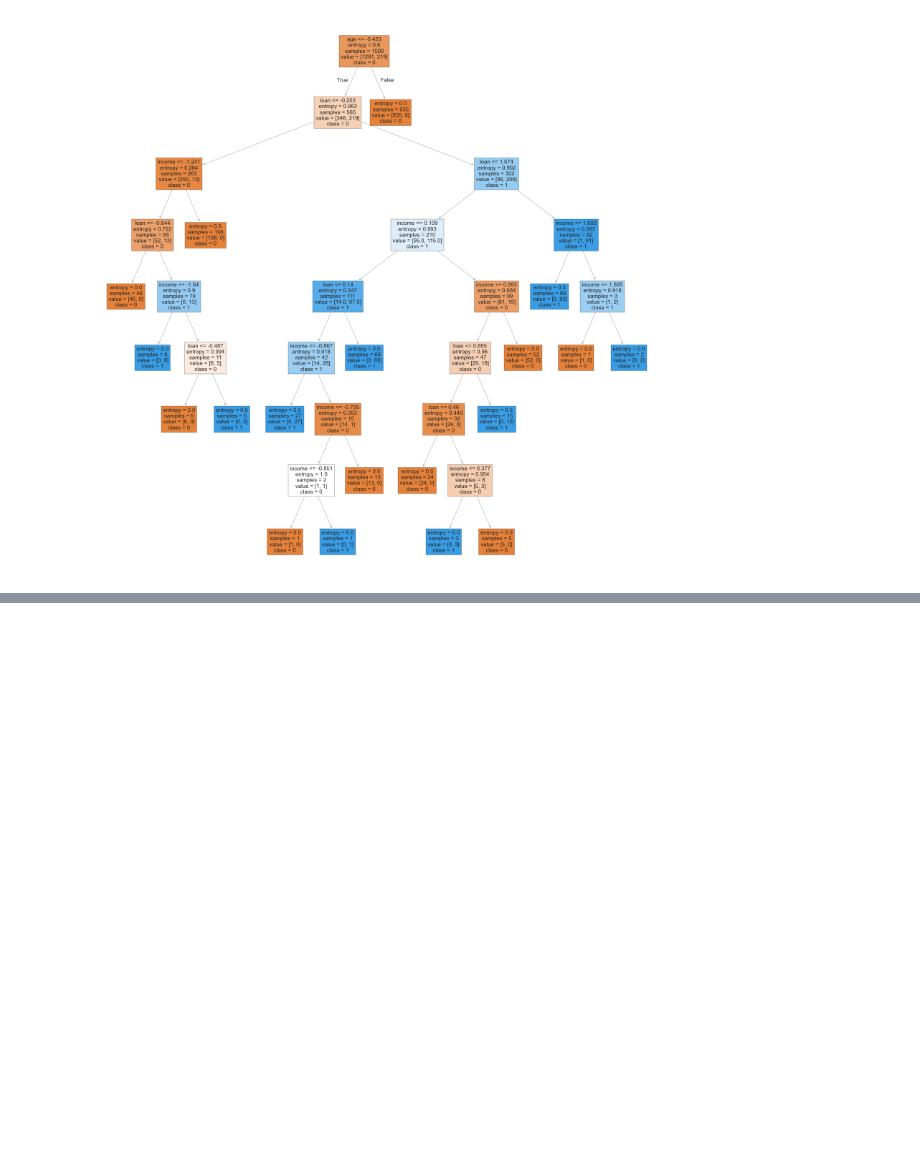
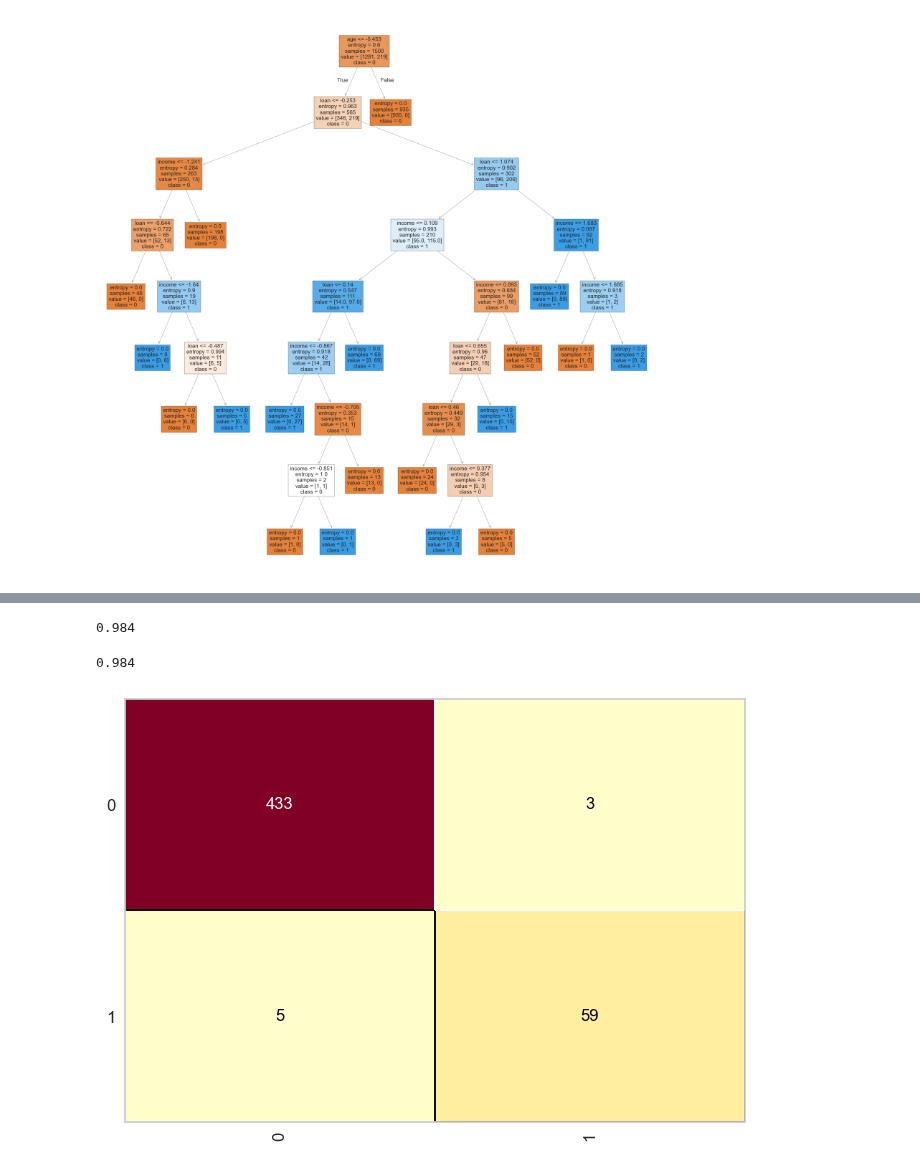
Before and after one commit to YtalloPereira/cursoml-datascience-praticas, a Jupyter notebook: notebooks/lab_base_credit.ipynb, the cells around one changed output, grey strips where cells are left out. Cells and saved outputs as stored; diff of their text form; code cells hidden in the pictures; blank space fills up the shorter version.

Commit message:
:sparkles: feat: Aplicando algoritmo random forest a base credit_data

```diff
--- a/notebooks/lab_base_credit.ipynb
+++ b/notebooks/lab_base_credit.ipynb
@@ -598,0 +603,5 @@ tree.plot_tree(arvore_credit, feature_names=previsores, class_names=['0','1'], f
+# %%
+# carregando dados processados
+import pickle
+with open('../datasets/processed/credit.pkl', 'rb') as f:
+    X_credit_treinamento, Y_credit_treinamento, X_credit_teste, Y_credit_teste = pickle.load(f)
@@ -598,0 +616,6 @@ tree.plot_tree(arvore_credit, feature_names=previsores, class_names=['0','1'], f
+# %%
+# criando random forest implementando random forest
+random_forest_credit = RandomForestClassifier(n_estimators=40, criterion='entropy', random_state=0)
+random_forest_credit.fit(X_credit_treinamento, Y_credit_treinamento)
+
+# b_estimators corresponde ao número de arvores
@@ -598,0 +667,16 @@ tree.plot_tree(arvore_credit, feature_names=previsores, class_names=['0','1'], f
+# %%
+# importando métricas
+from sklearn.metrics import accuracy_score, confusion_matrix, classification_report
+
+#precisão
+accuracy_score(Y_credit_teste, previsoes)
+# %% [output]
+0.984
+# %%
+from yellowbrick.classifier import ConfusionMatrix
+cm = ConfusionMatrix(random_forest_credit)
+cm.fit(X_credit_treinamento, Y_credit_treinamento)
+cm.score(X_credit_teste, Y_credit_teste)
+# %% [output]
+0.984
+[figure, added]
```
Also changed, not shown: parts of 8 cells of this notebook.
